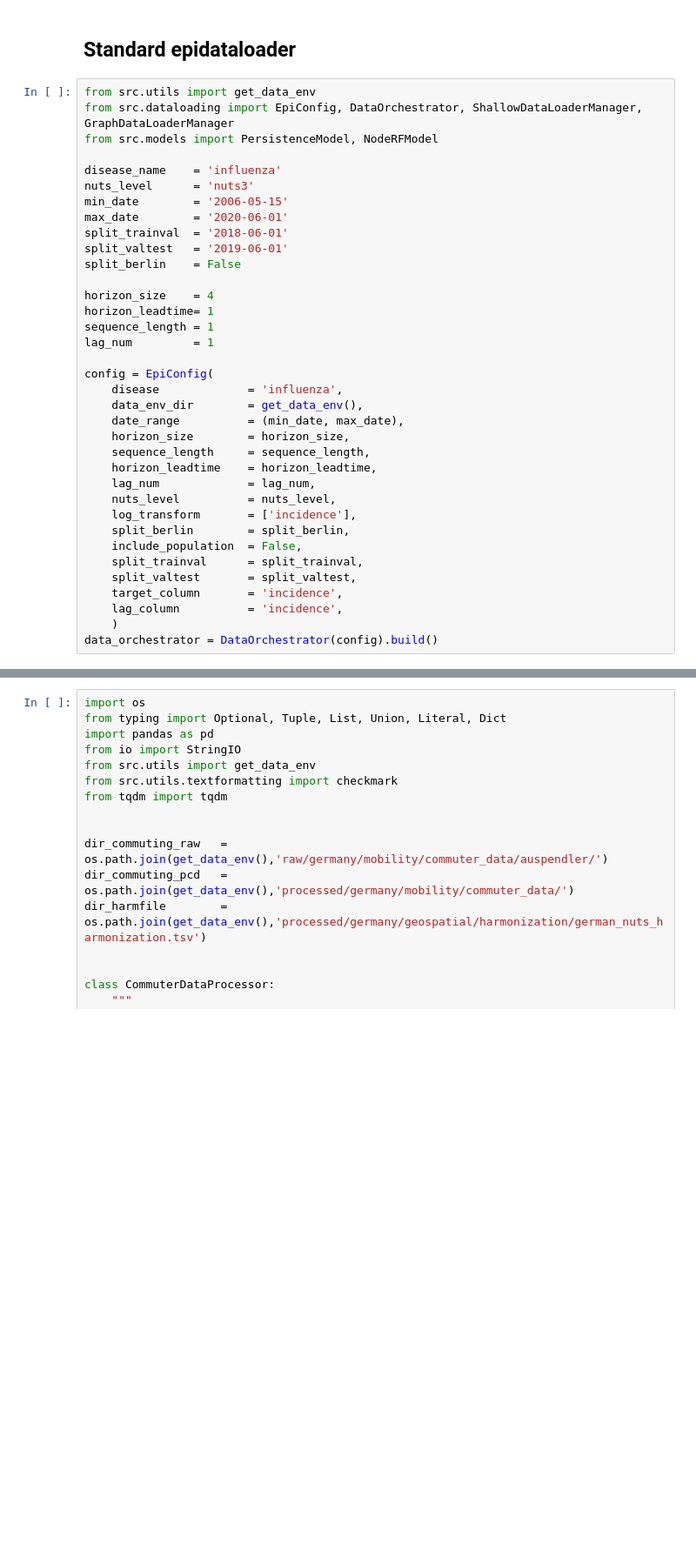
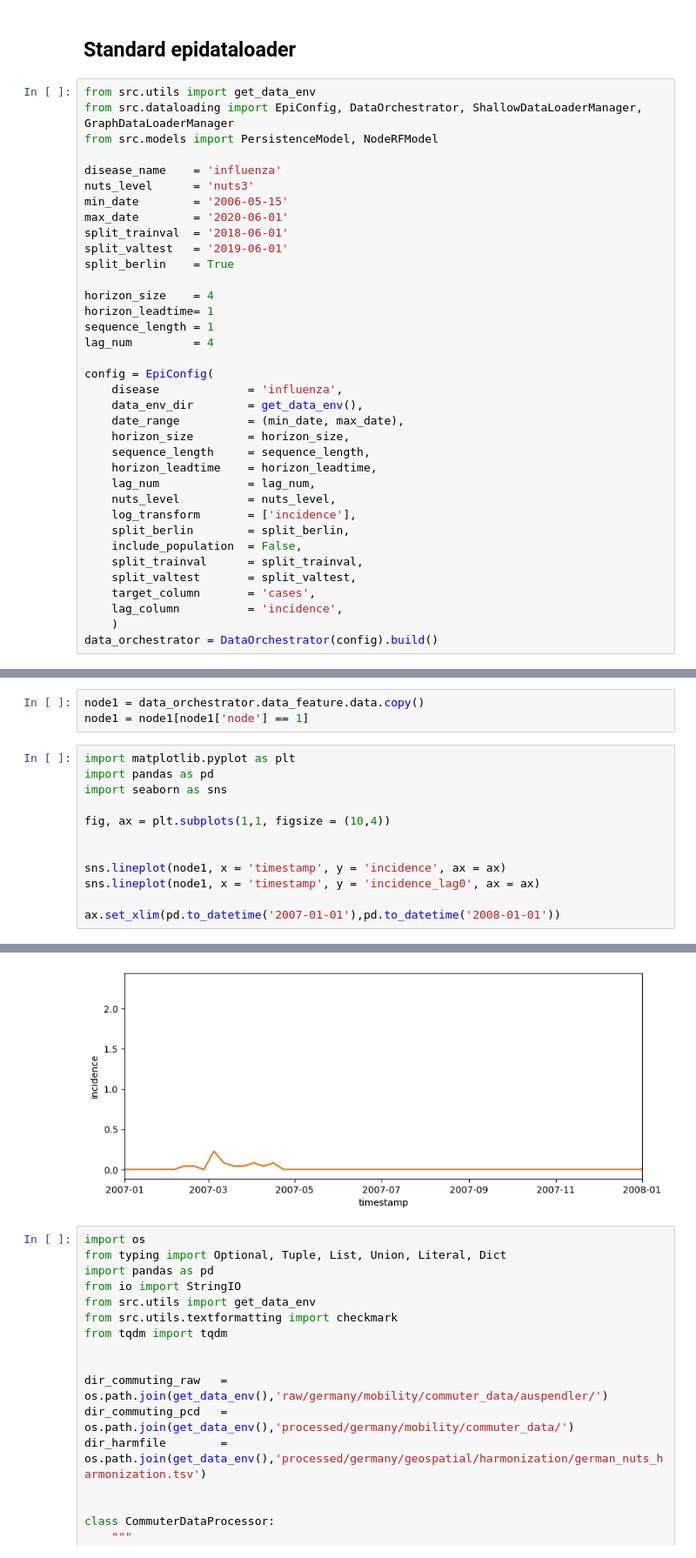
Before and after one commit to stends2001/infectious_disease_gnn, a Jupyter notebook: src/notebooks/1. Project.ipynb, the cells around one changed output, grey strips where cells are left out. Shown at 87% size. Drawn from its saved outputs; the diff is of its cells as text; blank space fills up the shorter version.

Commit message:
split dataorchestration harmonized and context data

```diff
--- a/src/notebooks/1. Project.ipynb
+++ b/src/notebooks/1. Project.ipynb
@@ -16,12 +14,12 @@ min_date        = '2006-05-15'
 max_date        = '2020-06-01'
 split_trainval  = '2018-06-01'
 split_valtest   = '2019-06-01'
-split_berlin    = False
+split_berlin    = True
 
 horizon_size    = 4
 horizon_leadtime= 1
 sequence_length = 1
-lag_num         = 1
+lag_num         = 4
 
 config = EpiConfig(
     disease             = 'influenza',
@@ -37,7 +35,7 @@ config = EpiConfig(
     include_population  = False,
     split_trainval      = split_trainval,
     split_valtest       = split_valtest,
-    target_column       = 'incidence',
+    target_column       = 'cases',
     lag_column          = 'incidence',
     )
 data_orchestrator = DataOrchestrator(config).build()
@@ -49,0 +48,16 @@ Index(['timestamp', 'node', 'incidence', 'timestamp_sin', 'timestamp_cos',
+# %%
+node1 = data_orchestrator.data_feature.data.copy()
+node1 = node1[node1['node'] == 1]
+# %%
+import matplotlib.pyplot as plt
+import pandas as pd
+import seaborn as sns
+
+fig, ax = plt.subplots(1,1, figsize = (10,4))
+
+
+sns.lineplot(node1, x = 'timestamp', y = 'incidence', ax = ax)
+sns.lineplot(node1, x = 'timestamp', y = 'incidence_lag0', ax = ax)
+
+ax.set_xlim(pd.to_datetime('2007-01-01'),pd.to_datetime('2008-01-01'))
+# %% [output]
@@ -50,3 +65,4 @@ Index(['timestamp', 'node', 'incidence', 'timestamp_sin', 'timestamp_cos',
+[figure, added]
 # %%
 import os
 from typing import Optional, Tuple, List, Union, Literal, Dict
```
Also changed, not shown: parts of 6 cells of this notebook, 3 other files.
